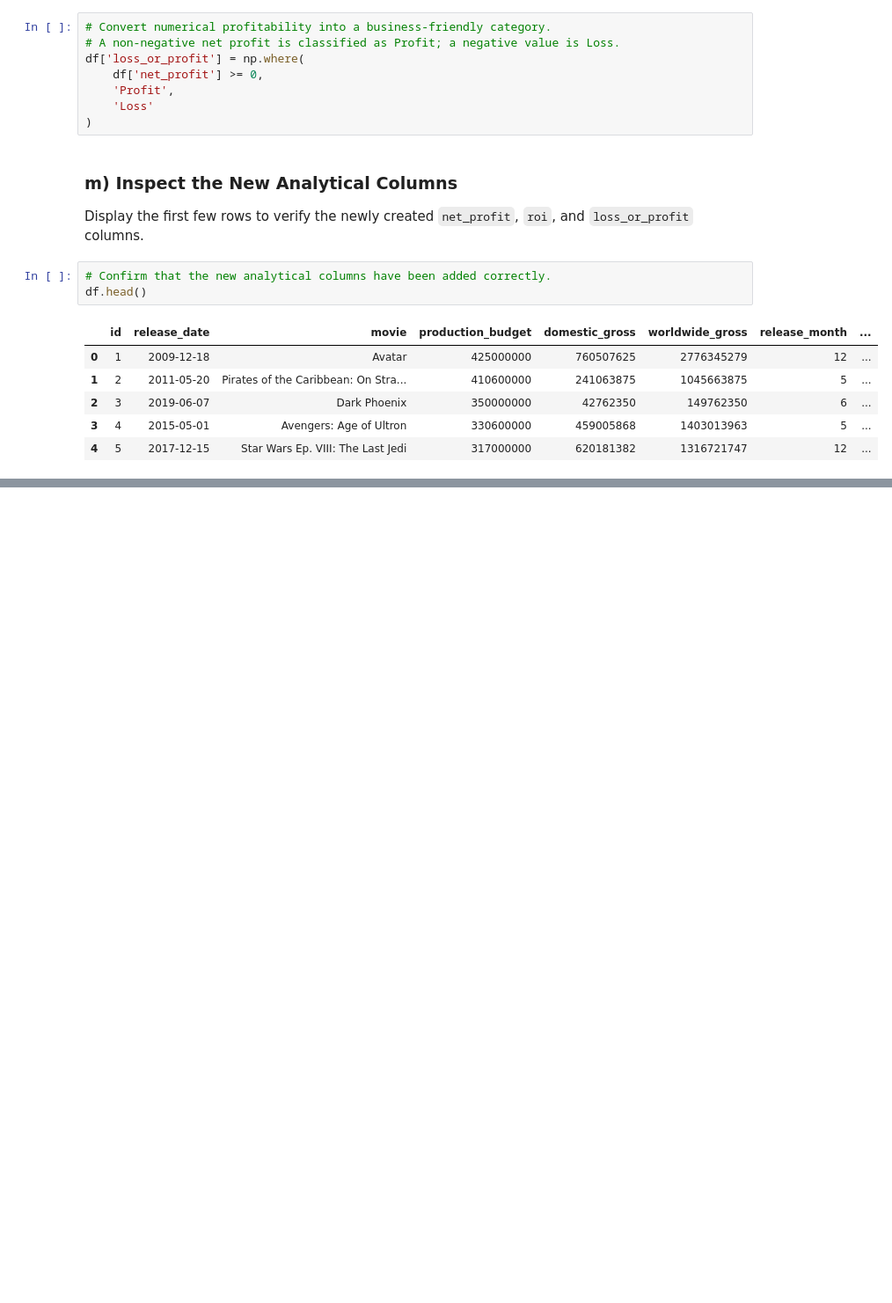
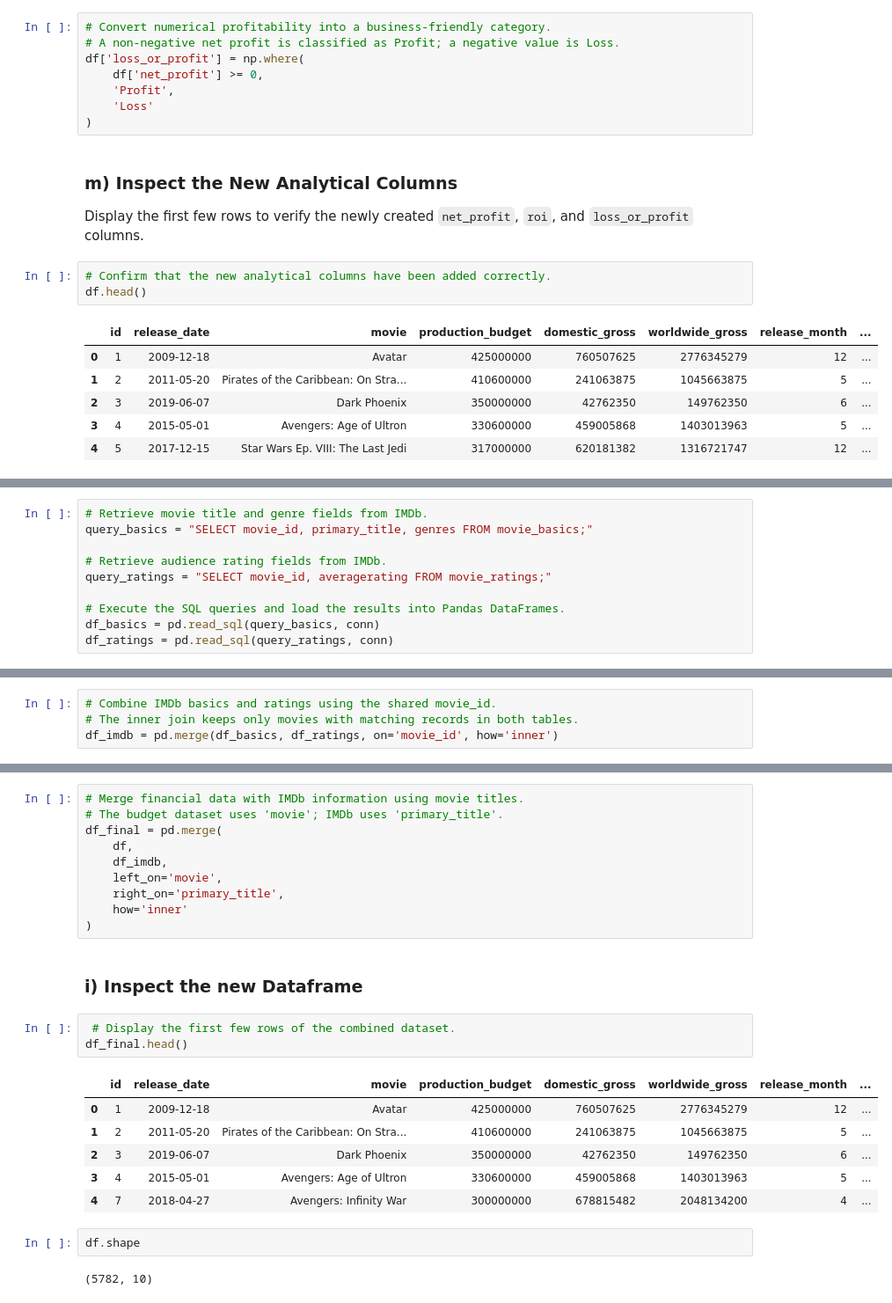
Before and after one commit to silviaogero/movie-studio-production-analysis, a Jupyter notebook: movie_studio.ipynb, the cells around one changed output, grey strips where cells are left out. Shown at 88% size. Cells and saved outputs as stored; diff of their text form; blank space fills up the shorter version.

```diff
--- a/movie_studio.ipynb
+++ b/movie_studio.ipynb
@@ -503,0 +687,10 @@ df.head()
+# %%
+# Retrieve movie title and genre fields from IMDb.
+query_basics = "SELECT movie_id, primary_title, genres FROM movie_basics;"
+
+# Retrieve audience rating fields from IMDb.
+query_ratings = "SELECT movie_id, averagerating FROM movie_ratings;"
+
+# Execute the SQL queries and load the results into Pandas DataFrames.
+df_basics = pd.read_sql(query_basics, conn)
+df_ratings = pd.read_sql(query_ratings, conn)
@@ -503,0 +723,4 @@ df.head()
+# %%
+# Combine IMDb basics and ratings using the shared movie_id.
+# The inner join keeps only movies with matching records in both tables.
+df_imdb = pd.merge(df_basics, df_ratings, on='movie_id', how='inner')
@@ -503,0 +746,26 @@ df.head()
+# %%
+# Merge financial data with IMDb information using movie titles.
+# The budget dataset uses 'movie'; IMDb uses 'primary_title'.
+df_final = pd.merge(
+    df,
+    df_imdb,
+    left_on='movie',
+    right_on='primary_title',
+    how='inner'
+)
+# %% [markdown]
+### i) Inspect the new Dataframe
+# %%
+ # Display the first few rows of the combined dataset.
+df_final.head()
+# %% [output]
+|  | id | release_date | movie | production_budget | domestic_gross | worldwide_gross | release_month | ... |
+| 0 | 1 | 2009-12-18 | Avatar | 425000000 | 760507625 | 2776345279 | 12 | ... |
+| 1 | 2 | 2011-05-20 | Pirates of the Caribbean: On Stra... | 410600000 | 241063875 | 1045663875 | 5 | ... |
+| 2 | 3 | 2019-06-07 | Dark Phoenix | 350000000 | 42762350 | 149762350 | 6 | ... |
+| 3 | 4 | 2015-05-01 | Avengers: Age of Ultron | 330600000 | 459005868 | 1403013963 | 5 | ... |
+| 4 | 7 | 2018-04-27 | Avengers: Infinity War | 300000000 | 678815482 | 2048134200 | 4 | ... |
+# %%
+df.shape
+# %% [output]
+(5782, 10)
```
Also changed, not shown: parts of 33 cells of this notebook, 2 other files.
